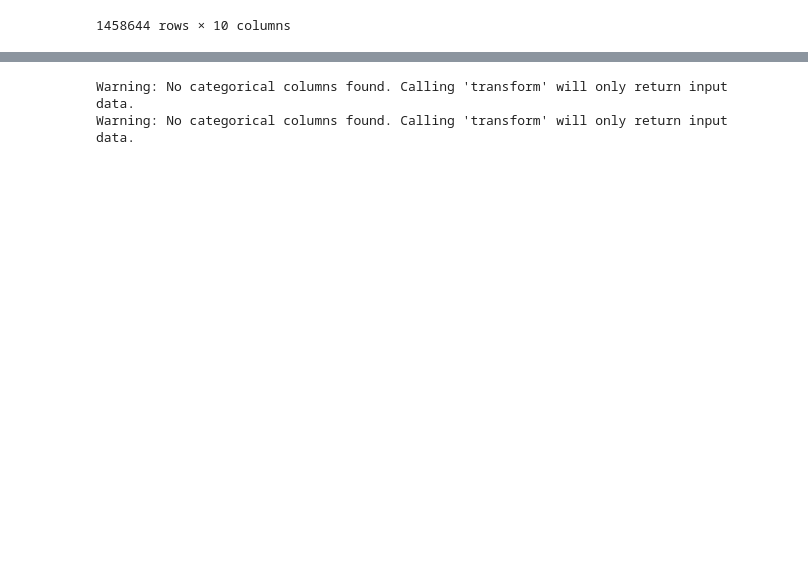
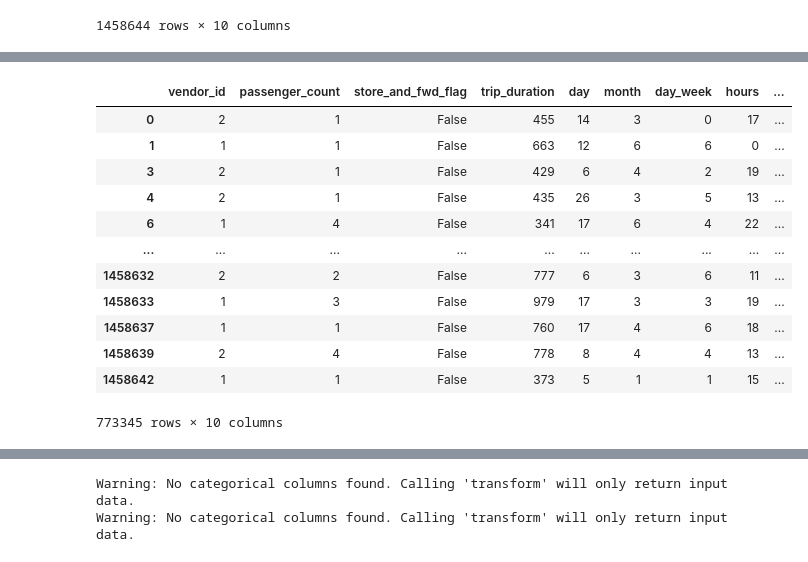
Before and after one commit to Demo13B/ML, a Jupyter notebook: LW2/Lab2.lean.ipynb, the cells around one changed output, grey strips where cells are left out. Cells and saved outputs as stored; diff of their text form; code cells hidden in the pictures; blank space fills up the shorter version.

```diff
--- a/LW2/Lab2.lean.ipynb
+++ b/LW2/Lab2.lean.ipynb
@@ -227,0 +169,18 @@ train_df2
+# %%
+train_df1 = remove_outliers(train_df1, ['trip_duration', 'distance', 'day'])
+
+train_df1
+# %% [output]
+|  | vendor_id | passenger_count | store_and_fwd_flag | trip_duration | day | month | day_week | hours | ... |
+| 0 | 2 | 1 | False | 455 | 14 | 3 | 0 | 17 | ... |
+| 1 | 1 | 1 | False | 663 | 12 | 6 | 6 | 0 | ... |
+| 3 | 2 | 1 | False | 429 | 6 | 4 | 2 | 19 | ... |
+| 4 | 2 | 1 | False | 435 | 26 | 3 | 5 | 13 | ... |
+| 6 | 1 | 4 | False | 341 | 17 | 6 | 4 | 22 | ... |
+| ... | ... | ... | ... | ... | ... | ... | ... | ... | ... |
+| 1458632 | 2 | 2 | False | 777 | 6 | 3 | 6 | 11 | ... |
+| 1458633 | 1 | 3 | False | 979 | 17 | 3 | 3 | 19 | ... |
+| 1458637 | 1 | 1 | False | 760 | 17 | 4 | 6 | 18 | ... |
+| 1458639 | 2 | 4 | False | 778 | 8 | 4 | 4 | 13 | ... |
+| 1458642 | 1 | 1 | False | 373 | 5 | 1 | 1 | 15 | ... |
+773345 rows × 10 columns
```
Also changed, not shown: parts of 28 cells of this notebook.
